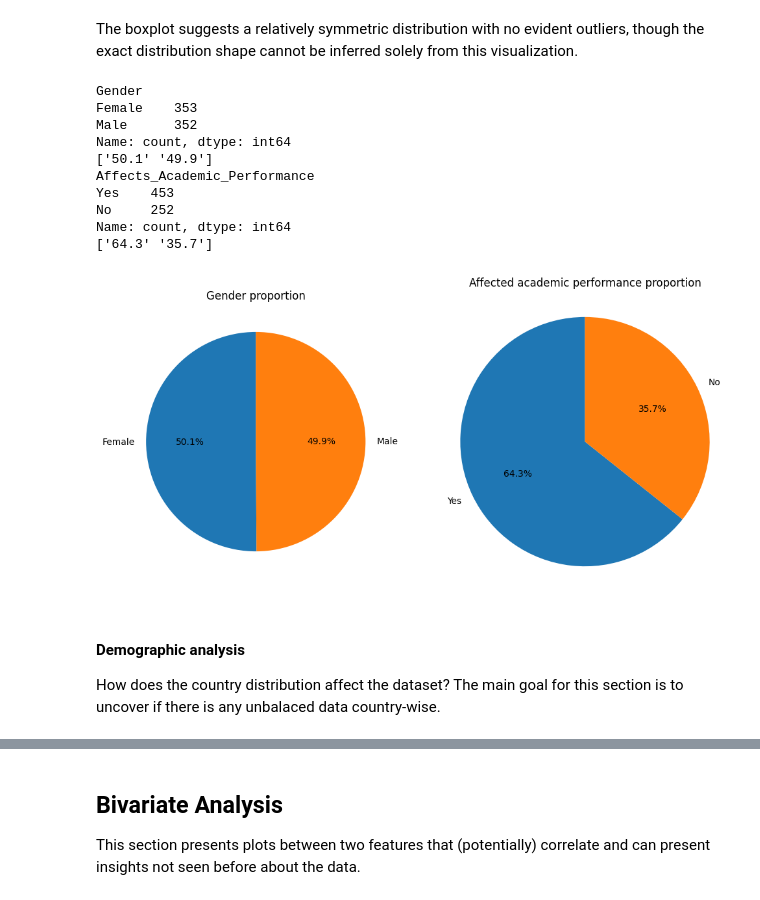
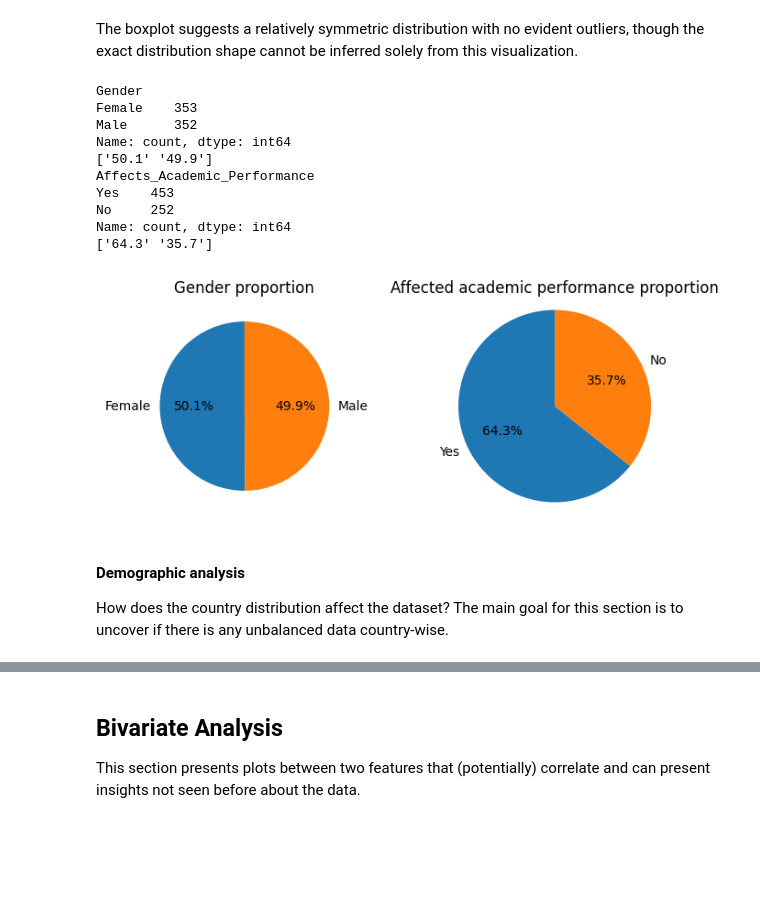
Before and after one commit to Andradev101/pause-student-social-media-addiction-eda, a Jupyter notebook: notebooks/eda.ipynb, the cells around one changed output, grey strips where cells are left out. Cells and saved outputs as stored; diff of their text form; code cells hidden in the pictures; blank space fills up the shorter version.

```diff
--- a/notebooks/eda.ipynb
+++ b/notebooks/eda.ipynb
@@ -122,7 +135,7 @@ print(df['Gender'].value_counts())
 normalized_gender_percentages = (df['Gender'].value_counts(normalize=True).mul(100).round(1).astype(float))
 print(df['Gender'].value_counts(normalize=True).mul(100).round(1).astype(str).to_numpy())
 
-fig, (ax0,ax1) = plt.subplots(1, 2, figsize=(12,6))
+fig, (ax0,ax1) = plt.subplots(1, 2, figsize=(8,3))
 
 ax0.pie(
     normalized_gender_percentages.to_numpy(),
@@ -130,38 +143,38 @@ ax0.pie(
     autopct='%1.1f%%',
     startangle=90,
 )
 ax0.set_title('Gender proportion')
 
 
 print(df['Affects_Academic_Performance'].value_counts())
 normalized_gender_percentages = (df['Affects_Academic_Performance'].value_counts(normalize=True).mul(100).round(1).astype(float))
 print(df['Affects_Academic_Performance'].value_counts(normalize=True).mul(100).round(1).astype(str).to_numpy())
 ax1.pie(
     normalized_gender_percentages.to_numpy(),
     labels = ['Yes', 'No'],
     autopct='%1.1f%%',
     startangle=90,
 )
 ax1.set_title('Affected academic performance proportion')
 
 plt.axis('equal')
 plt.show()
 # %% [output]
 Gender
 Female    353
 Male      352
 Name: count, dtype: int64
 ['50.1' '49.9']
 Affects_Academic_Performance
 Yes    453
 No     252
 Name: count, dtype: int64
 ['64.3' '35.7']
-[figure, old version]
+[figure, new version]
 # %% [markdown]
 #### Demographic analysis
 
-How does the country distribution affect the dataset? The main goal for this section is to uncover if there is any unbalaced data country-wise.
+How does the country distribution affect the dataset? The main goal for this section is to uncover if there is any unbalanced data country-wise.
 # %%
 n = 10
 countries_entries_greater_than_x = df['Country'].value_counts()[df['Country'].value_counts() > n].index #more than 10 records for simplicity
```
Also changed, not shown: parts of 11 cells of this notebook.
